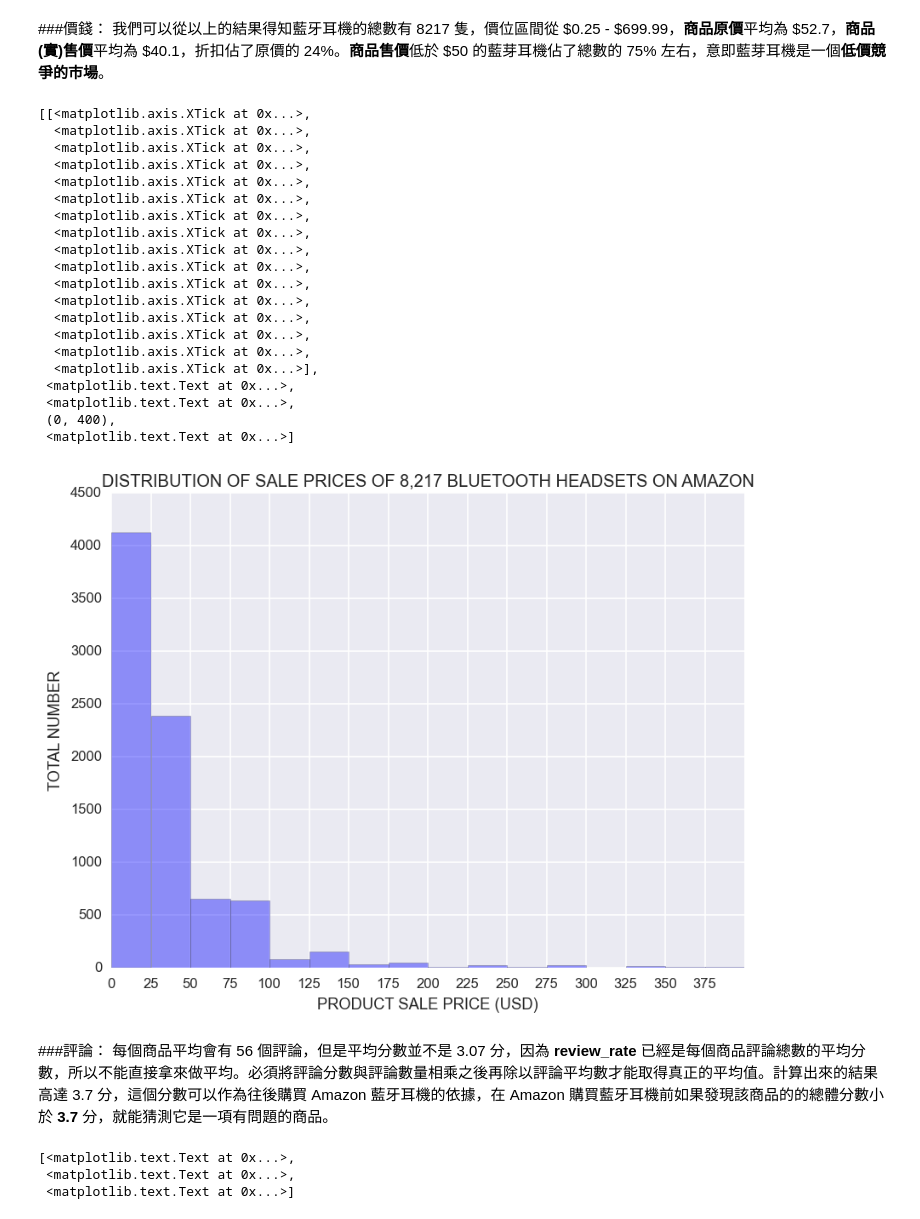
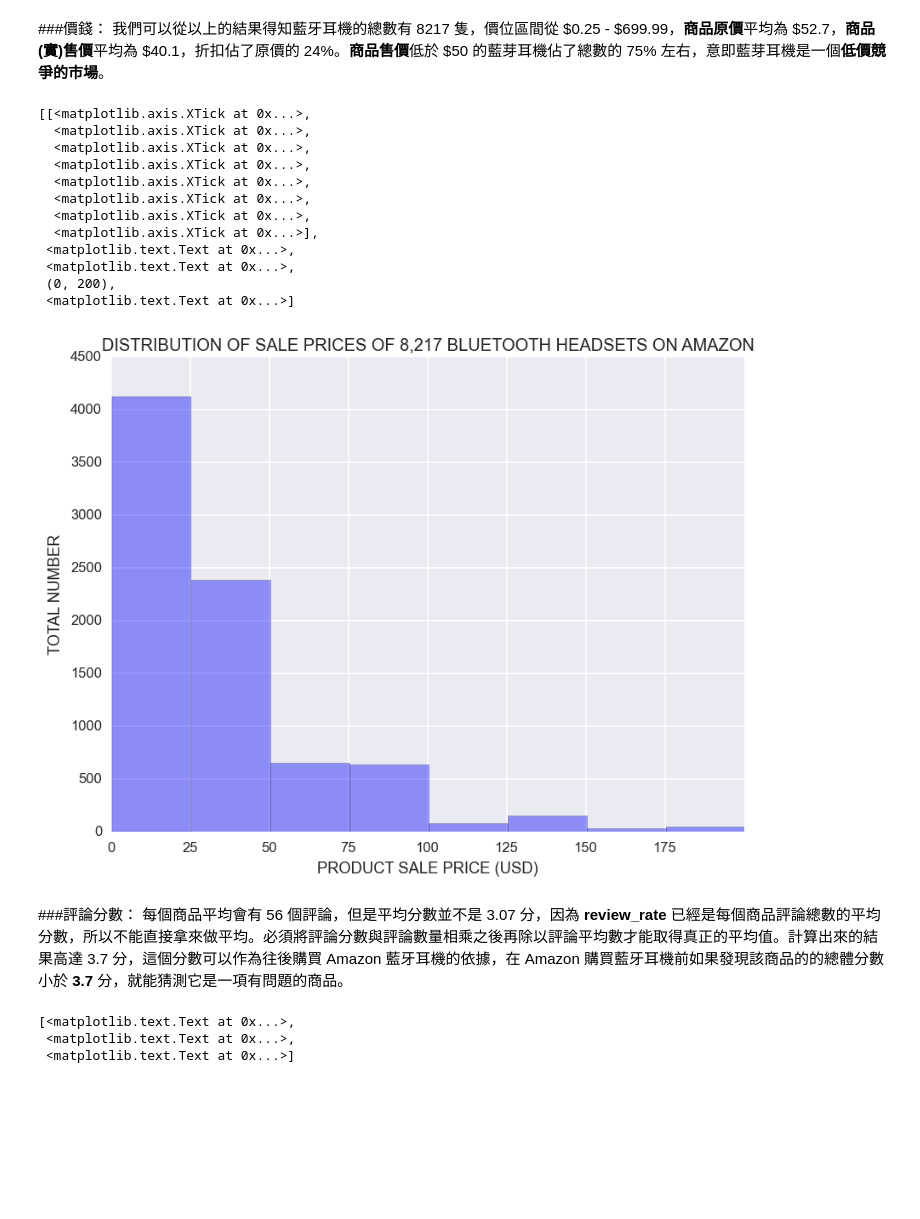
Before and after one commit to paristsai/amazon_review, a Jupyter notebook: analysis/amazon-review.ipynb, the cells around one changed output. Saved outputs shown, nothing was run; the diff lists cells and outputs as text; code cells hidden in the pictures; blank space fills up the shorter version.

```diff
--- a/analysis/amazon-review.ipynb
+++ b/analysis/amazon-review.ipynb
@@ -72,31 +74,23 @@ products[["product_price","product_sale","review_num","review_rate","review_rate
 我們可以從以上的結果得知藍牙耳機的總數有 8217 隻，價位區間從 \$0.25 - \$699.99，**商品原價**平均為 \$52.7，**商品(實)售價**平均為 \$40.1，折扣佔了原價的 24%。**商品售價**低於 $50 的藍芽耳機佔了總數的 75% 左右，意即藍芽耳機是一個**低價競爭的市場**。
 # %%
 ps = sns.distplot(products.product_sale, kde=False, bins=28.5, color="b")
-ps.set(xticks=range(0,400,25), xlim=(0,400), xlabel='PRODUCT SALE PRICE (USD)', ylabel='TOTAL NUMBER', title="DISTRIBUTION OF SALE PRICES OF 8,217 BLUETOOTH HEADSETS ON AMAZON")
+ps.set(xticks=range(0,200,25), xlim=(0,200), xlabel='PRODUCT SALE PRICE (USD)', ylabel='TOTAL NUMBER', title="DISTRIBUTION OF SALE PRICES OF 8,217 BLUETOOTH HEADSETS ON AMAZON")
 # %% [output]
 [[<matplotlib.axis.XTick at 0x...>,
-  <matplotlib.axis.XTick at 0x...>,
-  <matplotlib.axis.XTick at 0x...>,
-  <matplotlib.axis.XTick at 0x...>,
-  <matplotlib.axis.XTick at 0x...>,
-  <matplotlib.axis.XTick at 0x...>,
-  <matplotlib.axis.XTick at 0x...>,
-  <matplotlib.axis.XTick at 0x...>,
-  <matplotlib.axis.XTick at 0x...>,
   <matplotlib.axis.XTick at 0x...>,
   <matplotlib.axis.XTick at 0x...>,
   <matplotlib.axis.XTick at 0x...>,
   <matplotlib.axis.XTick at 0x...>,
   <matplotlib.axis.XTick at 0x...>,
   <matplotlib.axis.XTick at 0x...>,
   <matplotlib.axis.XTick at 0x...>],
  <matplotlib.text.Text at 0x...>,
  <matplotlib.text.Text at 0x...>,
- (0, 400),
+ (0, 200),
  <matplotlib.text.Text at 0x...>]
-[figure, old version]
+[figure, new version]
 # %% [markdown]
-###評論：
+###評論分數：
 每個商品平均會有 56 個評論，但是平均分數並不是 3.07 分，因為 **review_rate** 已經是每個商品評論總數的平均分數，所以不能直接拿來做平均。必須將評論分數與評論數量相乘之後再除以評論平均數才能取得真正的平均值。計算出來的結果高達 3.7 分，這個分數可以作為往後購買 Amazon 藍牙耳機的依據，在 Amazon 購買藍牙耳機前如果發現該商品的的總體分數小於 **3.7** 分，就能猜測它是一項有問題的商品。
 # %%
 rc = sns.countplot(reviews.rate, color="salmon")
```
Also changed, not shown: parts of 13 cells of this notebook.
